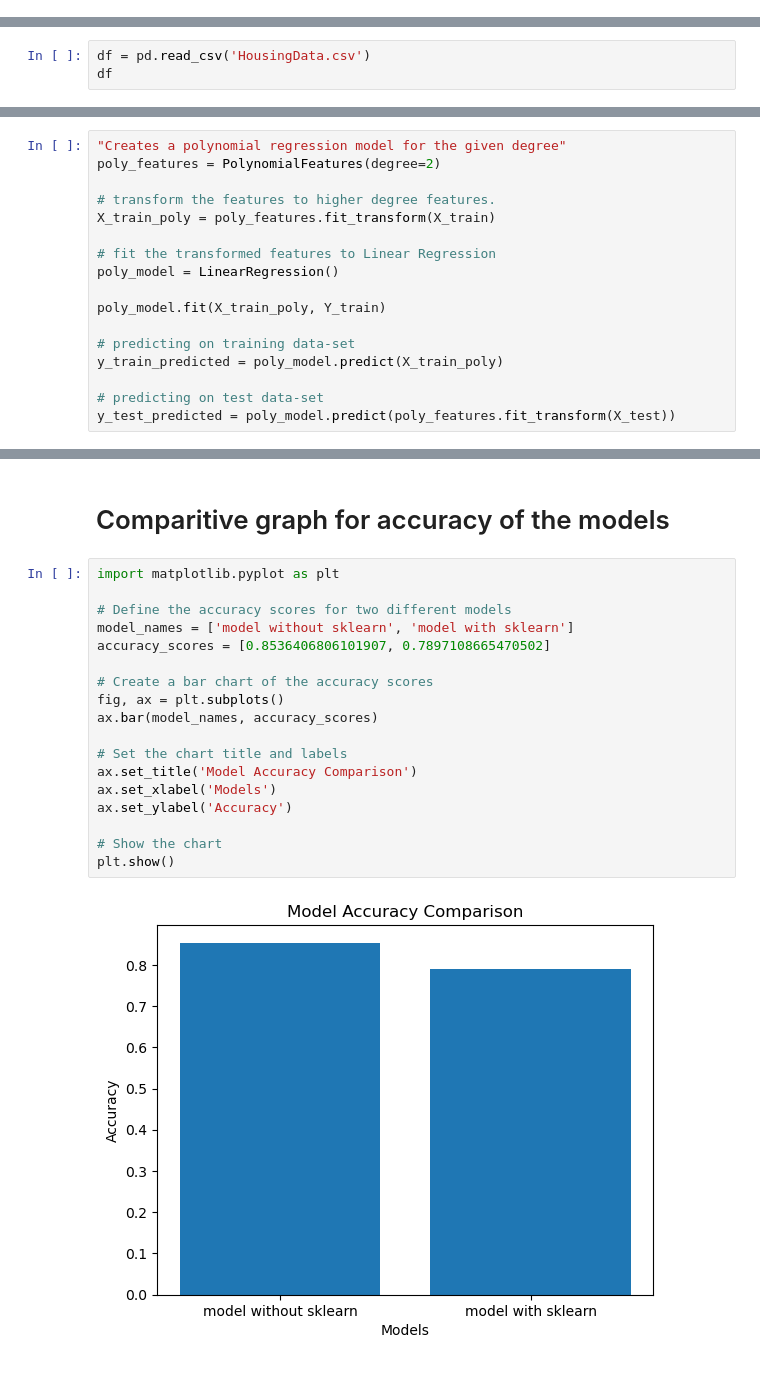
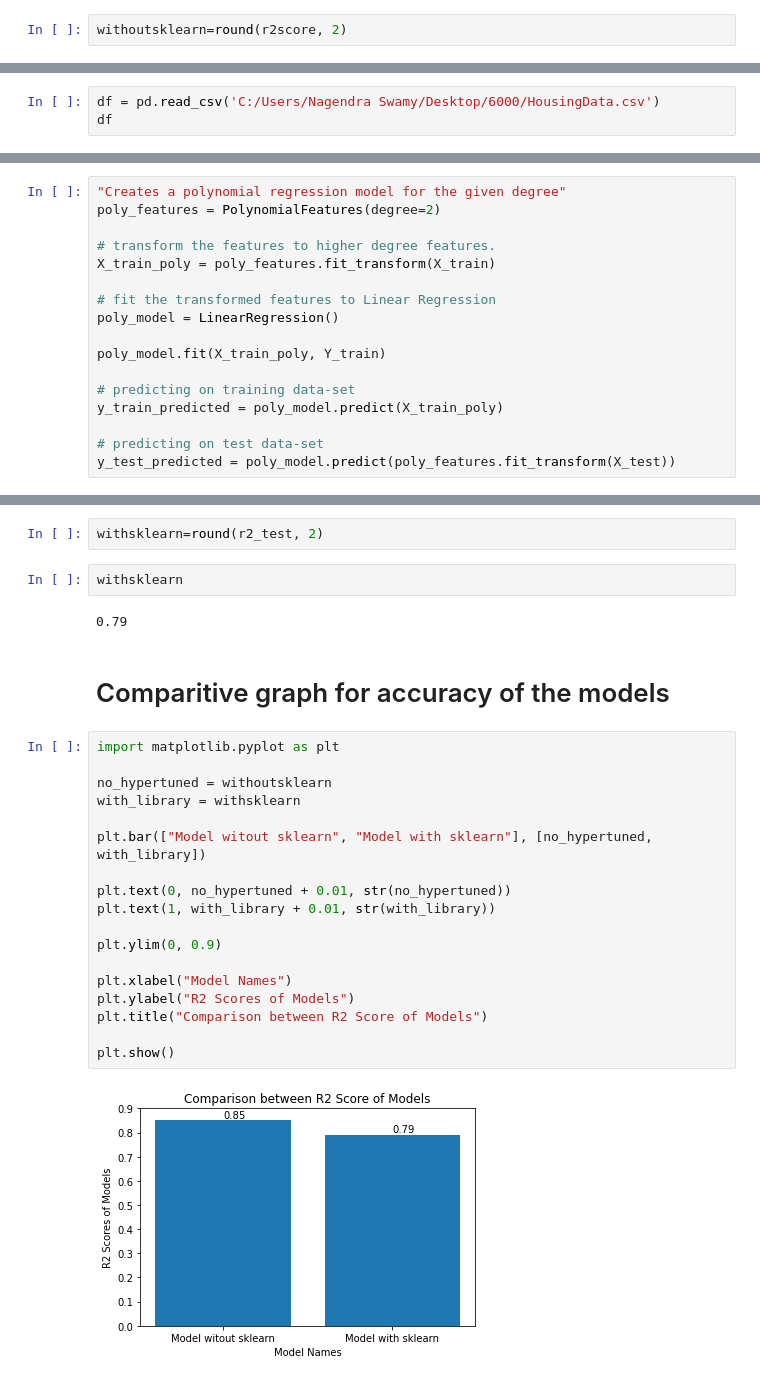
Before and after one commit to JeevanSan/Polynomial-Regression, a Jupyter notebook: POLYNOMIAL REGRESSION WEEK6.ipynb, the cells around one changed output, grey strips where cells are left out. Cells and saved outputs as stored; diff of their text form.

```diff
--- a/POLYNOMIAL REGRESSION WEEK6.ipynb
+++ b/POLYNOMIAL REGRESSION WEEK6.ipynb
@@ -98,0 +99,2 @@ R2 score: 0.8536406806101907
+# %%
+withoutsklearn=round(r2score, 2)
@@ -149,7 +155,7 @@ from sklearn.preprocessing import PolynomialFeatures
 from sklearn.model_selection import cross_val_predict
 from sklearn.metrics import mean_squared_error, r2_score
 # %%
-df = pd.read_csv('HousingData.csv')
+df = pd.read_csv('C:/Users/Nagendra Swamy/Desktop/6000/HousingData.csv')
 df
 # %% [output]
 |  | CRIM | ZN | INDUS | CHAS | NOX | RM | AGE | DIS | RAD | TAX | PTRATIO | ... |
@@ -330,22 +336,28 @@ R2 score of test set is 0.7897108665470435
+# %%
+withsklearn=round(r2_test, 2)
+# %%
+withsklearn
+# %% [output]
+0.79
 # %% [markdown]
 # Comparitive graph for accuracy of the models
-# %%
-import matplotlib.pyplot as plt
-
-# Define the accuracy scores for two different models
-model_names = ['model without sklearn', 'model with sklearn']
-accuracy_scores = [0.8536406806101907, 0.7897108665470502]
-
-# Create a bar chart of the accuracy scores
-fig, ax = plt.subplots()
-ax.bar(model_names, accuracy_scores)
-
-# Set the chart title and labels
-ax.set_title('Model Accuracy Comparison')
-ax.set_xlabel('Models')
-ax.set_ylabel('Accuracy')
-
-# Show the chart
-plt.show()
-# %% [output]
-[figure, removed]
+# %%
+import matplotlib.pyplot as plt
+
+no_hypertuned = withoutsklearn
+with_library = withsklearn
+
+plt.bar(["Model witout sklearn", "Model with sklearn"], [no_hypertuned, with_library])
+
+plt.text(0, no_hypertuned + 0.01, str(no_hypertuned))
+plt.text(1, with_library + 0.01, str(with_library))
+
+plt.ylim(0, 0.9)
+
+plt.xlabel("Model Names")
+plt.ylabel("R2 Scores of Models")
+plt.title("Comparison between R2 Score of Models")
+
+plt.show()
+# %% [output]
+[figure, added]
```
Also changed, not shown: parts of 8 cells of this notebook.
